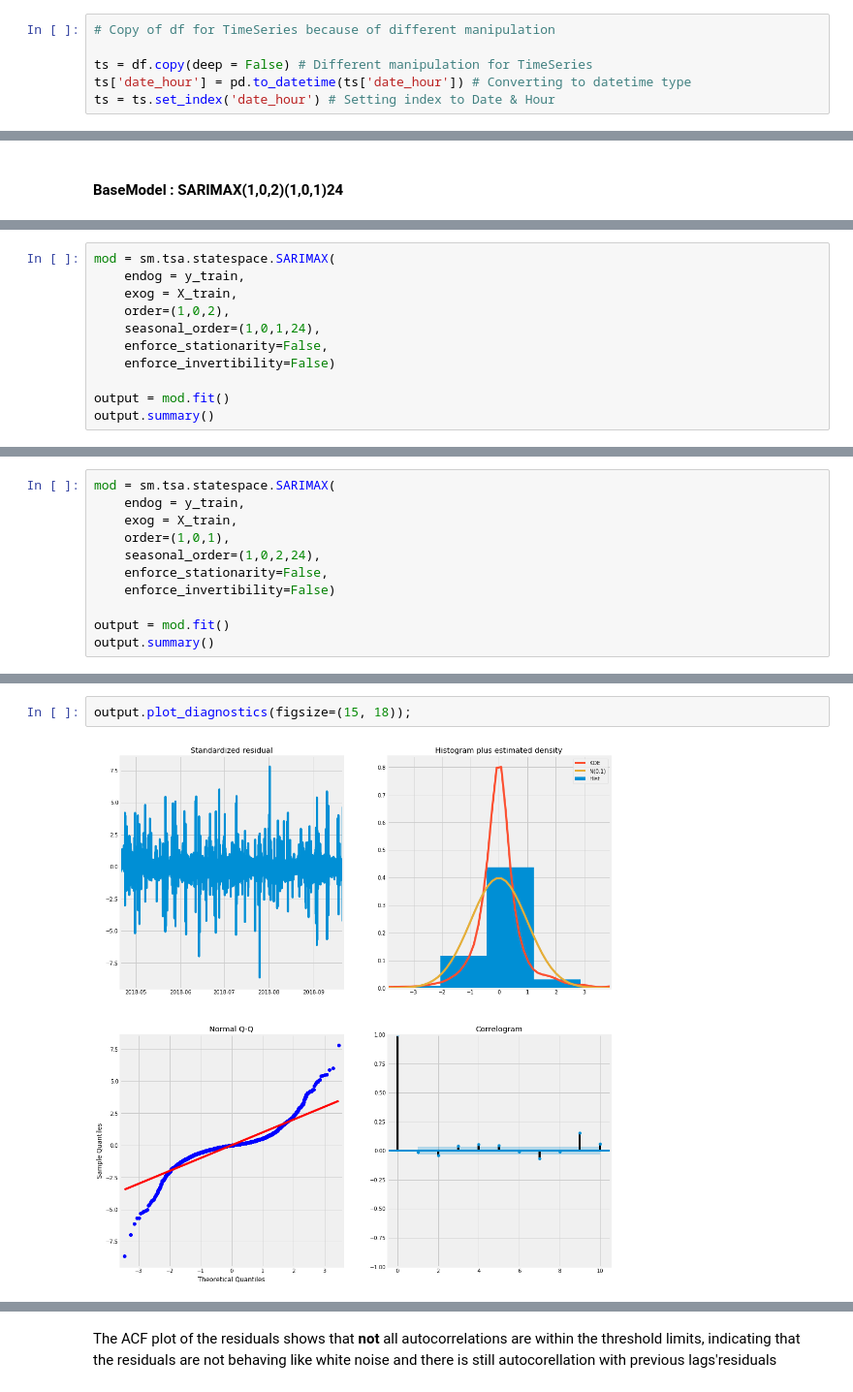
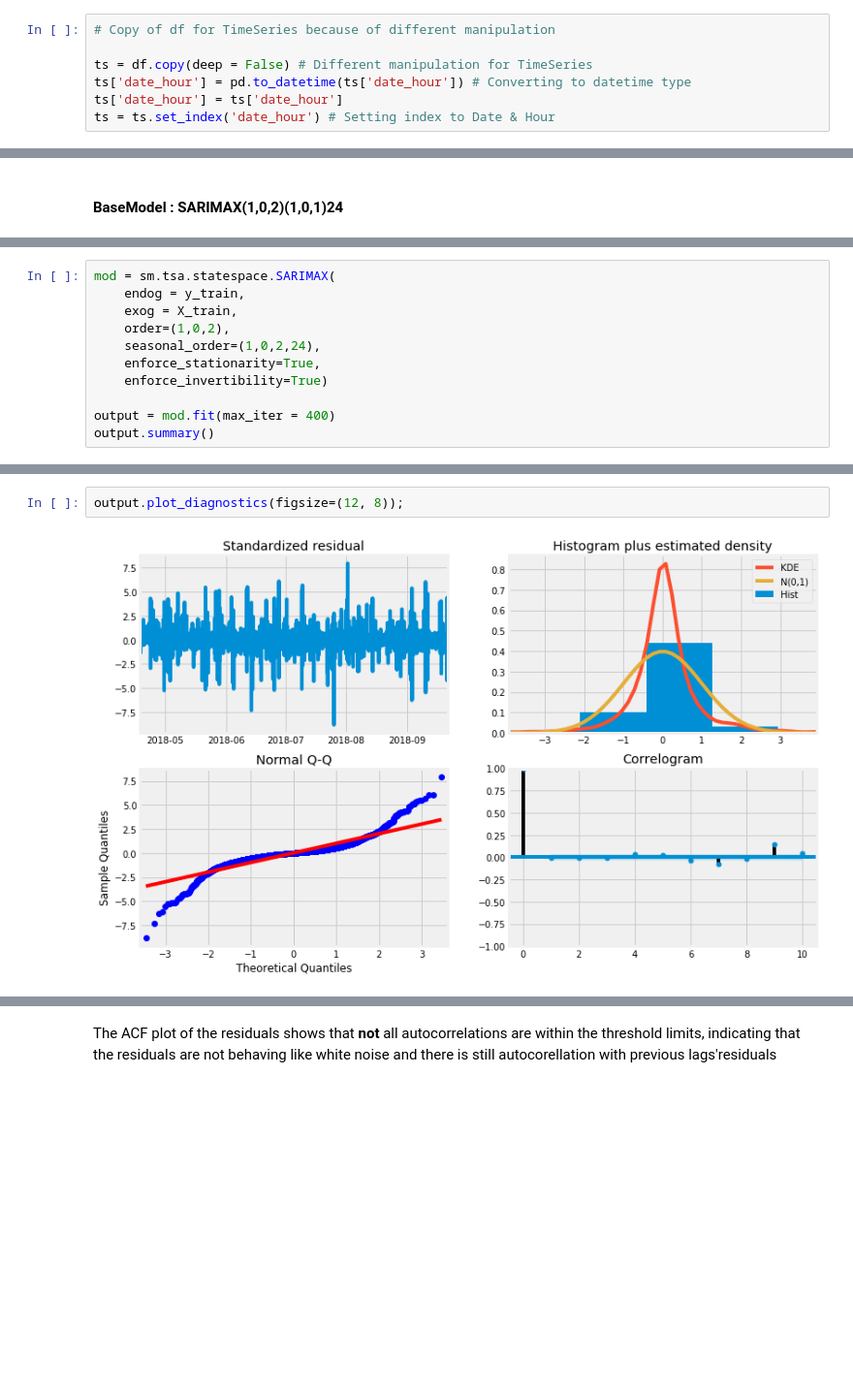
Before and after one commit to Rimab55/Forecasting_Bixi_Bikeshare_rentals, a Jupyter notebook: Time_Series.ipynb, the cells around one changed output, grey strips where cells are left out. Shown at 97% size. Saved outputs shown, nothing was run; the diff lists cells and outputs as text; blank space fills up the shorter version.

```diff
--- a/Time_Series.ipynb
+++ b/Time_Series.ipynb
@@ -42,6 +51,7 @@ cur.close()
 
 ts = df.copy(deep = False) # Different manipulation for TimeSeries
 ts['date_hour'] = pd.to_datetime(ts['date_hour']) # Converting to datetime type
+ts['date_hour'] = ts['date_hour']
 ts = ts.set_index('date_hour') # Setting index to Date & Hour
 # %% [markdown]
 ### Random Forest Regressor - Can also be helpful for selecting X in SARIMAX
@@ -322,11 +358,11 @@ mod = sm.tsa.statespace.SARIMAX(
     endog = y_train,
     exog = X_train,
     order=(1,0,2),
-    seasonal_order=(1,0,1,24),
-    enforce_stationarity=False,
-    enforce_invertibility=False)
+    seasonal_order=(1,0,2,24),
+    enforce_stationarity=True,
+    enforce_invertibility=True)
 
-output = mod.fit()
+output = mod.fit(max_iter = 400)
 output.summary()
 # %% [output]
 Statespace Model Results
@@ -358,11 +392,0 @@ Optimal model using GridSearch
-# %%
-mod = sm.tsa.statespace.SARIMAX(
-    endog = y_train,
-    exog = X_train,
-    order=(1,0,1),
-    seasonal_order=(1,0,2,24),
-    enforce_stationarity=False,
-    enforce_invertibility=False)
-
-output = mod.fit()
-output.summary()
@@ -394,5 +441,5 @@ Warnings:
 # %%
-output.plot_diagnostics(figsize=(15, 18));
+output.plot_diagnostics(figsize=(12, 8));
 # %% [output]
-[figure, old version]
+[figure, new version]
 # %%
```
Also changed, not shown: parts of 33 cells of this notebook.
